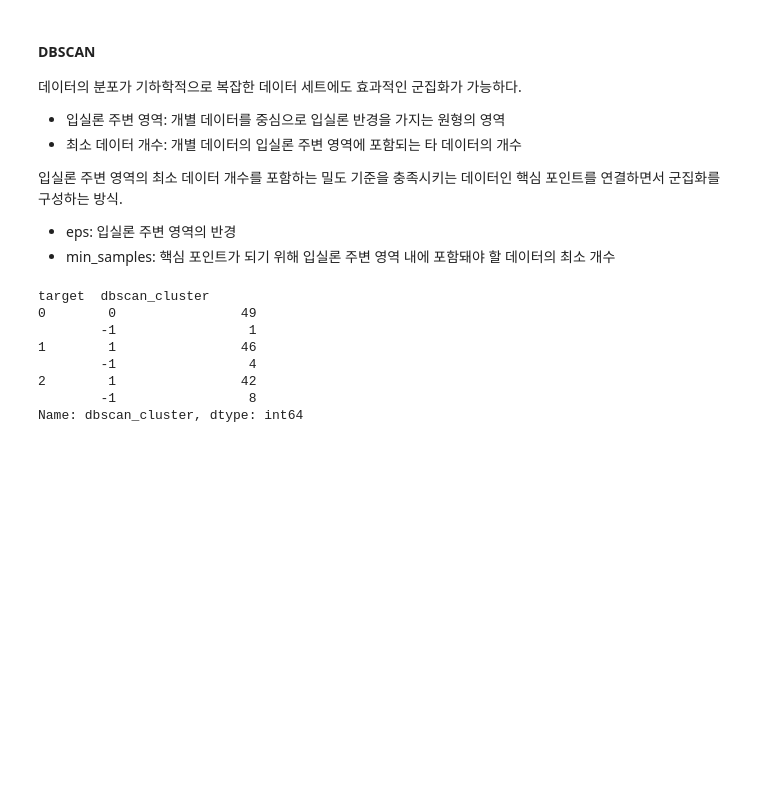
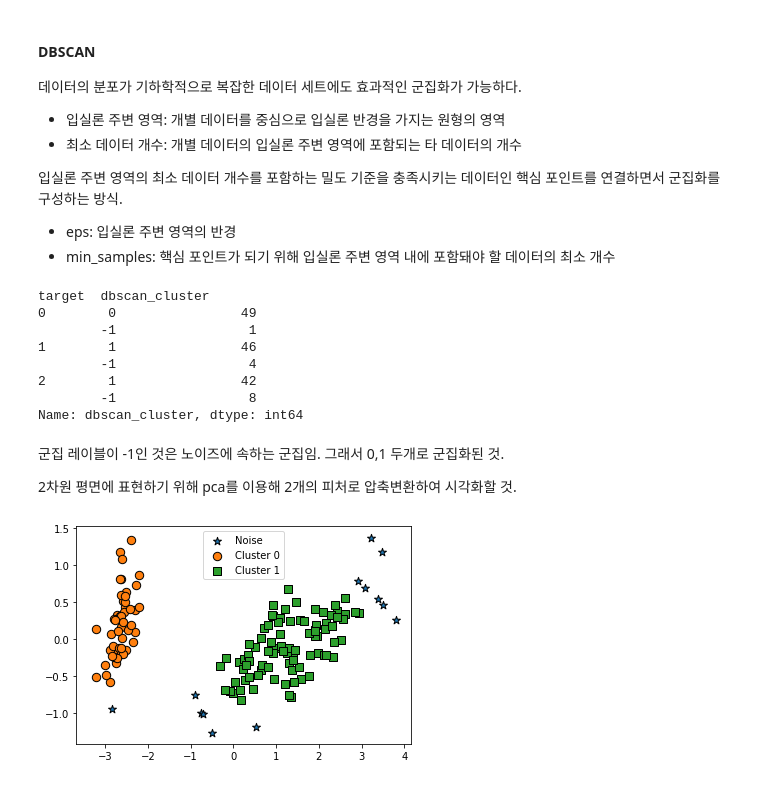
Before and after one commit to givemetarte/superhotpot, a Jupyter notebook: CUAI/2020_1학기_머신러닝완벽가이드/머신러닝_7장_군집화.ipynb, the cells around one changed output. Saved outputs shown, nothing was run; the diff lists cells and outputs as text; code cells hidden in the pictures; blank space fills up the shorter version.

```diff
--- a/CUAI/2020_1학기_머신러닝완벽가이드/머신러닝_7장_군집화.ipynb
+++ b/CUAI/2020_1학기_머신러닝완벽가이드/머신러닝_7장_군집화.ipynb
@@ -588,3 +588,21 @@ target  dbscan_cluster
 2        1                42
         -1                 8
 Name: dbscan_cluster, dtype: int64
+# %% [markdown]
+군집 레이블이 -1인 것은 노이즈에 속하는 군집임. 그래서 0,1 두개로 군집화된 것.
+
+2차원 평면에 표현하기 위해 pca를 이용해 2개의 피처로 압축변환하여 시각화할 것.
+# %%
+from sklearn.decomposition import PCA
+
+# 2차원으로 시각화하기 위해 PCA n_componets=2로 피처 데이터 세트 변환
+pca = PCA(n_components=2, random_state=0)
+pca_transformed = pca.fit_transform(iris.data)
+
+# visualize_cluster_2d( ) 함수는 ftr1, ftr2 컬럼을 좌표에 표현하므로 PCA 변환값을 해당 컬럼으로 생성
+irisDF['ftr1'] = pca_transformed[:,0]
+irisDF['ftr2'] = pca_transformed[:,1]
+
+visualize_cluster_plot(dbscan, irisDF, 'dbscan_cluster', iscenter=False)
+# %% [output]
+[figure, added]
```
Also changed, not shown: parts of 11 cells of this notebook.
